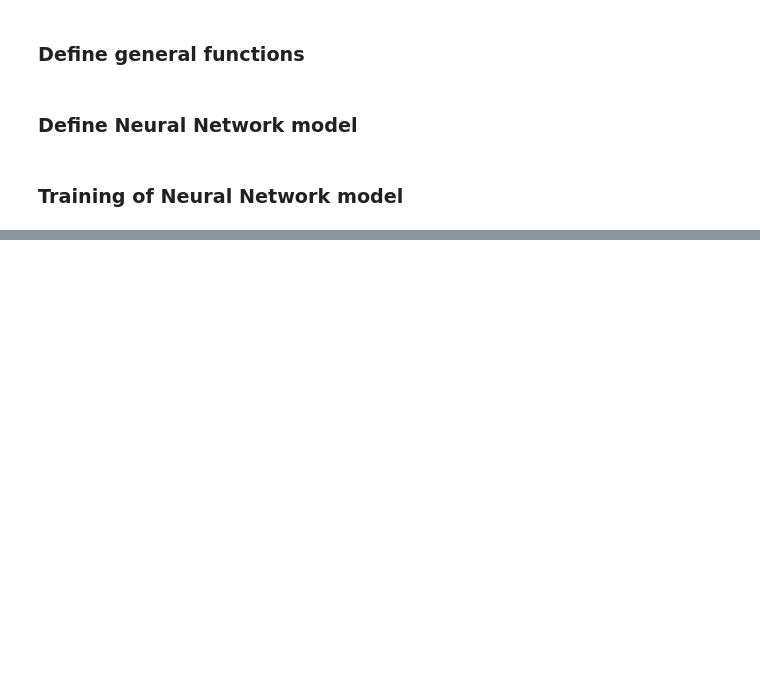
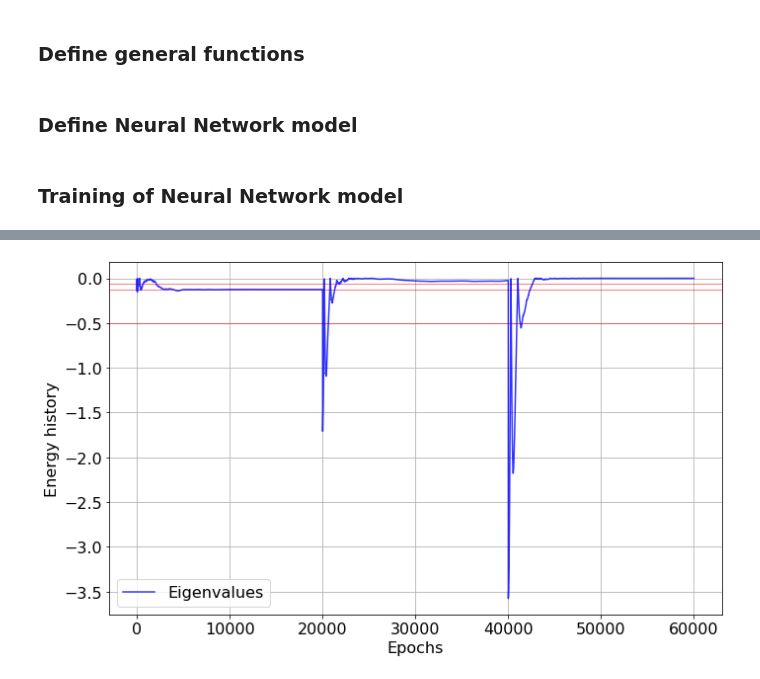
Before and after one commit to anmgomezmo/Degree_project, a Jupyter notebook: Complex ANN to Quantum Mechanics/Hydrogen_atom_l1.ipynb, the cells around one changed output, grey strips where cells are left out. Cells and saved outputs as stored; diff of their text form; code cells hidden in the pictures; blank space fills up the shorter version.

```diff
--- a/Complex ANN to Quantum Mechanics/Hydrogen_atom_l1.ipynb
+++ b/Complex ANN to Quantum Mechanics/Hydrogen_atom_l1.ipynb
@@ -277,3 +296,18 @@ Training time (minutes):  11.073651663462321
+# %%
+# Energy history
+plt.figure(figsize=(10,6))
+plt.axhline(-1/2, color='r', linewidth=0.5)
+plt.axhline(-1/8, color='r', linewidth=0.5)
+plt.axhline(-1/18, color='r', linewidth=0.5)
+plt.plot(loss_history1[4], '-b', alpha=0.8, label='Eigenvalues')
+plt.xlabel('Epochs')
+plt.ylabel('Energy history')
+plt.grid()
+plt.tight_layout()
+plt.legend()
+plt.show()
+# %% [output]
+[figure, added]
 # %%
 # Test the predicted solution
 nTest = n_train
```
Also changed, not shown: parts of 14 cells of this notebook, 2 other files.
